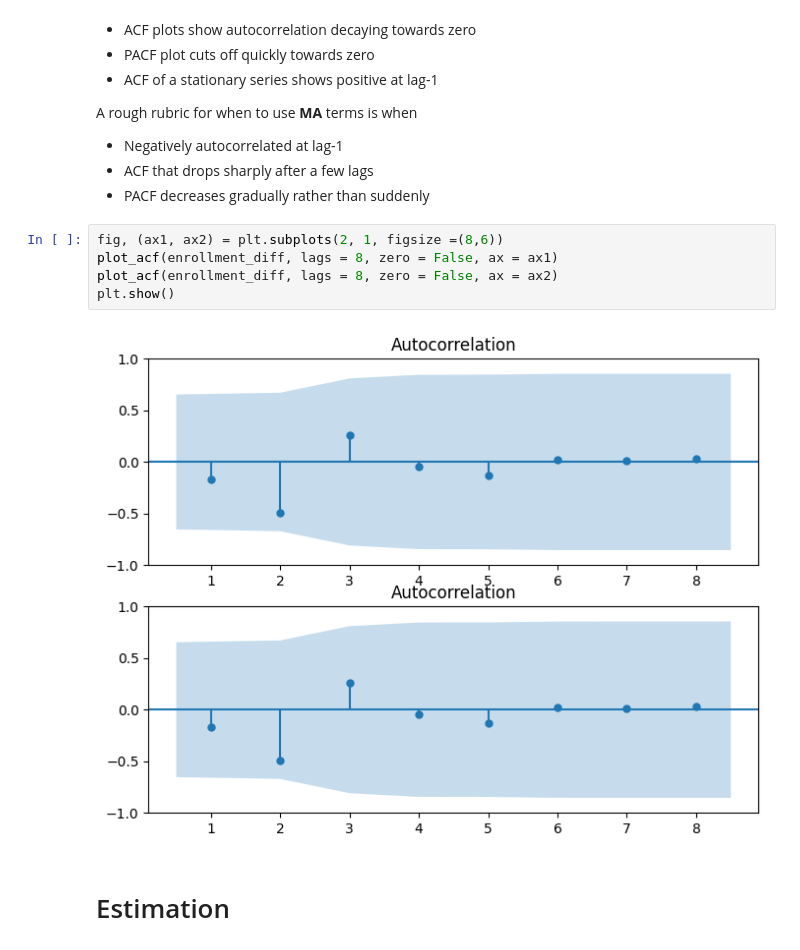
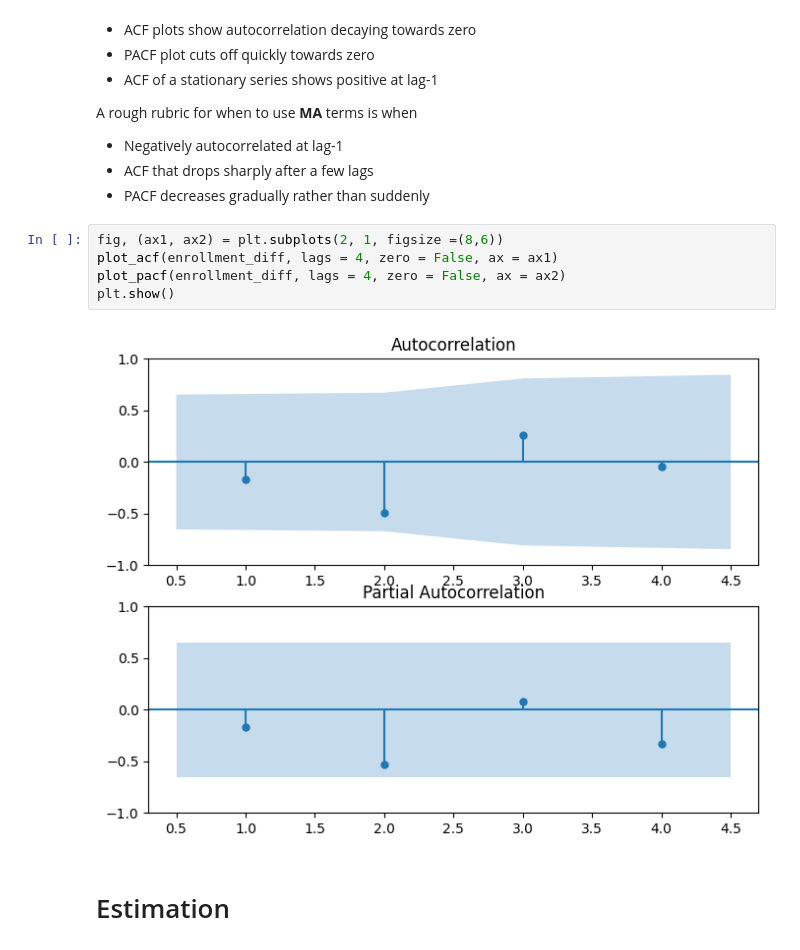
Before and after one commit to saifhmb/Enrollment_TimeSeries_Model, a Jupyter notebook: graduate_eng_enrollment.ipynb, the cells around one changed output. Saved outputs shown, nothing was run; the diff lists cells and outputs as text.

Commit message:
plot_pacf

```diff
--- a/graduate_eng_enrollment.ipynb
+++ b/graduate_eng_enrollment.ipynb
@@ -134,11 +134,11 @@ A rough rubric for when to use **MA** terms is when
 *   PACF decreases gradually rather than suddenly
 # %%
 fig, (ax1, ax2) = plt.subplots(2, 1, figsize =(8,6))
-plot_acf(enrollment_diff, lags = 8, zero = False, ax = ax1)
-plot_acf(enrollment_diff, lags = 8, zero = False, ax = ax2)
+plot_acf(enrollment_diff, lags = 4, zero = False, ax = ax1)
+plot_pacf(enrollment_diff, lags = 4, zero = False, ax = ax2)
 plt.show()
 # %% [output]
-[figure, old version]
+[figure, new version]
 # %% [markdown]
 # Estimation
 # %% [markdown]
```
Also changed, not shown: parts of 3 cells of this notebook.
